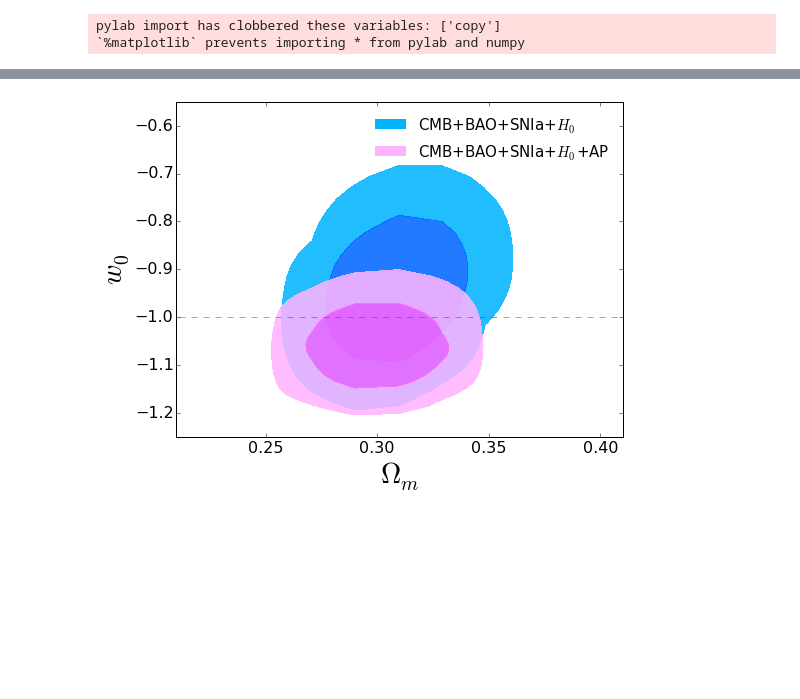
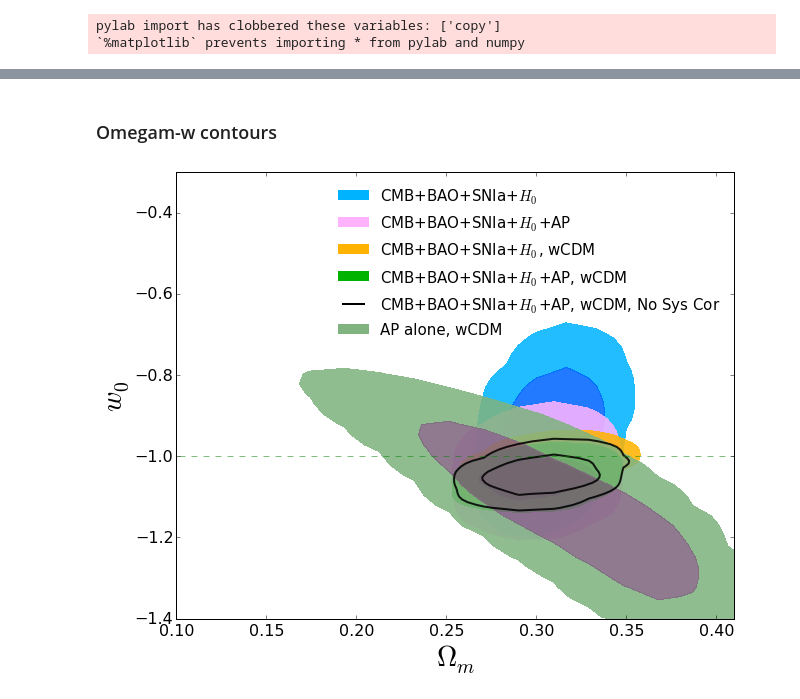
Before and after one commit to xiaodongli1986/2PCF_AP, a Jupyter notebook: 6.Plot_Contour_VIP_Tests.ipynb, the cells around one changed output, grey strips where cells are left out. Drawn from its saved outputs; the diff is of its cells as text; code cells hidden in the pictures; blank space fills up the shorter version.

```diff
--- a/6.Plot_Contour_VIP_Tests.ipynb
+++ b/6.Plot_Contour_VIP_Tests.ipynb
@@ -193,38 +354,77 @@ fig0.savefig('./Draft/fig_con_tests.pdf', format='pdf')
+# %% [markdown]
+### Omegam-w contours
 # %%
 cosmomcdir = '/home/xiaodongli/software/cosmomcs/12Oct_generic/'
 
-fig, ax = figax()
+fig, ax = figax(10,8)
 
 file1 = cosmomcdir+'plot_data/base_w_wa_plikHM_TTTEEE_lowTEB_BAO_H070p6_JLA_simple'
 pts = np.loadtxt(file1+'_2D_3_1')
 X = Xfromdata(np.loadtxt(file1+'_p1.dat'))
 Y = Xfromdata(np.loadtxt(file1+'_p3.dat'))
 cnt = np.loadtxt(file1+'_2D_3_1_cont')
 cnt = array([cnt[1], cnt[0],cnt[0]/2,] )
 rlt = ax.contourf(X,Y,pts,cnt, colors=[[0,0.7,1],[0,0.4,1]], alpha=0.87, label='Approximate 2pCF', linewidths=2,)
 #w0waCont_1sig, w0waCont_2sig = rlt.Cntr.trace(0), rlt.Cnt`r.trace(1)
 
-file1 = cosmomcdir+'plot_data/base_w_wa_plikHM_TTTEEE_lowTEB_BAO_H070p6_JLA_base2omws_om0.2600_w-1.0000_om0.3100_w-1.0000'
+file1 = cosmomcdir+'plot_data/base_w_wa_plikHM_TTTEEE_lowTEB_BAO_H070p6_JLA___base1omws_om0.2600_w-1.0000'
 pts = np.loadtxt(file1+'_2D_3_1')
 X = Xfromdata(np.loadtxt(file1+'_p1.dat'))
 Y = Xfromdata(np.loadtxt(file1+'_p3.dat'))
 cnt = np.loadtxt(file1+'_2D_3_1_cont')
 cnt = array([cnt[1], cnt[0],cnt[0]/2,] )
 rlt = ax.contourf(X,Y,pts,cnt,  colors=[[1,0.7,1],[1,0.4,1]], alpha=0.87, label='Approximate 2pCF', linewidths=2, linestyles='-')
 
+file1 = cosmomcdir+'plot_data/base_w_plikHM_TTTEEE_lowTEB_BAO_H070p6_JLA_simple'
+pts = np.loadtxt(file1+'_2D_3_1')
+X = Xfromdata(np.loadtxt(file1+'_p1.dat'))
+Y = Xfromdata(np.loadtxt(file1+'_p3.dat'))
+cnt = np.loadtxt(file1+'_2D_3_1_cont')
+cnt = array([cnt[1], cnt[0],cnt[0]/2,] )
+rlt = ax.contourf(X,Y,pts,cnt,  colors=[[1,0.7,0],[1,0.4,0]], alpha=0.87, label='Approximate 2pCF', linewidths=2, linestyles='-')
+
+
+file1 = cosmomcdir+'plot_data/base_w_plikHM_TTTEEE_lowTEB_BAO_H070p6_JLA___base1omws_om0.2600_w-1.0000'
+pts = np.loadtxt(file1+'_2D_3_1')
+X = Xfromdata(np.loadtxt(file1+'_p1.dat'))
+Y = Xfromdata(np.loadtxt(file1+'_p3.dat'))
+cnt = np.loadtxt(file1+'_2D_3_1_cont')
+cnt = array([cnt[1], cnt[0],cnt[0]/2,] )
+rlt = ax.contourf(X,Y,pts,cnt,  colors=[[0,0.7,0],[0,0.4,0]], alpha=0.87, label='Approximate 2pCF', linewidths=2, linestyles='-')
+
+file1 = cosmomcdir+'plot_data/base_w_plikHM_TTTEEE_lowTEB_BAO_H070p6_JLA___base1omws_om0.2600_w-1.0000_nosyscor'
+pts = np.loadtxt(file1+'_2D_3_1')
+X = Xfromdata(np.loadtxt(file1+'_p1.dat'))
+Y = Xfromdata(np.loadtxt(file1+'_p3.dat'))
+cnt = np.loadtxt(file1+'_2D_3_1_cont')
+cnt = array([cnt[1], cnt[0]] )
+rlt = ax.contour(X,Y,pts,cnt,  colors='k', alpha=0.87, label='Approximate 2pCF', linewidths=2, linestyles='-')
+
+file1 = cosmomcdir+'plot_data/base_w_AP___base1omws_om0.2600_w-1.0000'
+pts = np.loadtxt(file1+'_2D_3_1')
+X = Xfromdata(np.loadtxt(file1+'_p1.dat'))
+Y = Xfromdata(np.loadtxt(file1+'_p3.dat'))
+cnt = np.loadtxt(file1+'_2D_3_1_cont')
+cnt = array([cnt[1], cnt[0],cnt[0]/2,] )
+rlt = ax.contourf(X,Y,pts,cnt,  colors=[[0.5,0.7,0.5],[0.5,0.4,0.5]], alpha=0.87, label='Approximate 2pCF', linewidths=2, linestyles='-')
+
 ax.plot([-100,-100],[-100,-100], c= [0,0.7,1], label='CMB+BAO+SNIa+$H_0$', lw=10)
 ax.plot([-100,-100],[-100,-100], c= [1,0.7,1], label='CMB+BAO+SNIa+$H_0$+AP', lw=10)
+ax.plot([-100,-100],[-100,-100], c= [1,0.7,0], label='CMB+BAO+SNIa+$H_0$, wCDM', lw=10)
+ax.plot([-100,-100],[-100,-100], c= [0,0.7,0], label='CMB+BAO+SNIa+$H_0$+AP, wCDM', lw=10)
+ax.plot([-100,-100],[-100,-100], c= 'k', label='CMB+BAO+SNIa+$H_0$+AP, wCDM, No Sys Cor', lw=2)
+ax.plot([-100,-100],[-100,-100], c= [0.5,0.7,0.5], label='AP alone, wCDM', lw=10)
 ax.legend(frameon=False, fontsize=15)
 ax.plot([0,1],[-1,-1], linewidth=0.5, ls='--', c='g')
 
 #ax.grid()
 ax.set_xlabel('$\\Omega_m$', fontsize=28)
 ax.set_ylabel('$w_0$', fontsize=28)
-ax.set_xlim(0.21,0.41)
-ax.set_ylim(-1.25, -0.55)
+ax.set_xlim(0.1,0.41)
+ax.set_ylim(-1.4, -0.3)
 fig.savefig('./Draft/figCPL_a.'+figformat, format=figformat)
 # %% [output]
-[figure, old version]
+[figure, new version]
 # %%
 cosmomcdir = '/home/xiaodongli/software/cosmomcs/12Oct_generic/'
 
```
Also changed, not shown: parts of 17 cells of this notebook, 6 other files.
